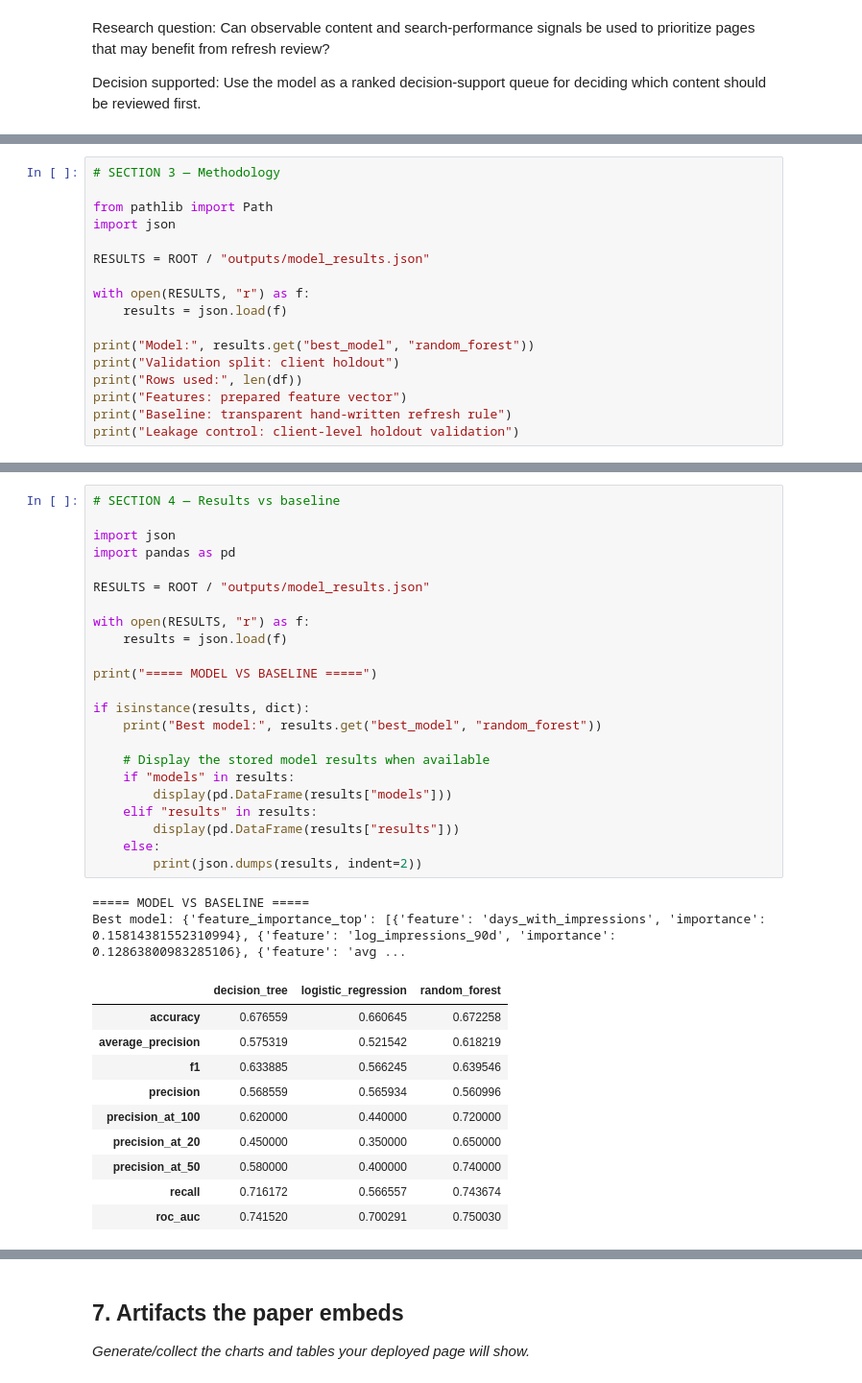
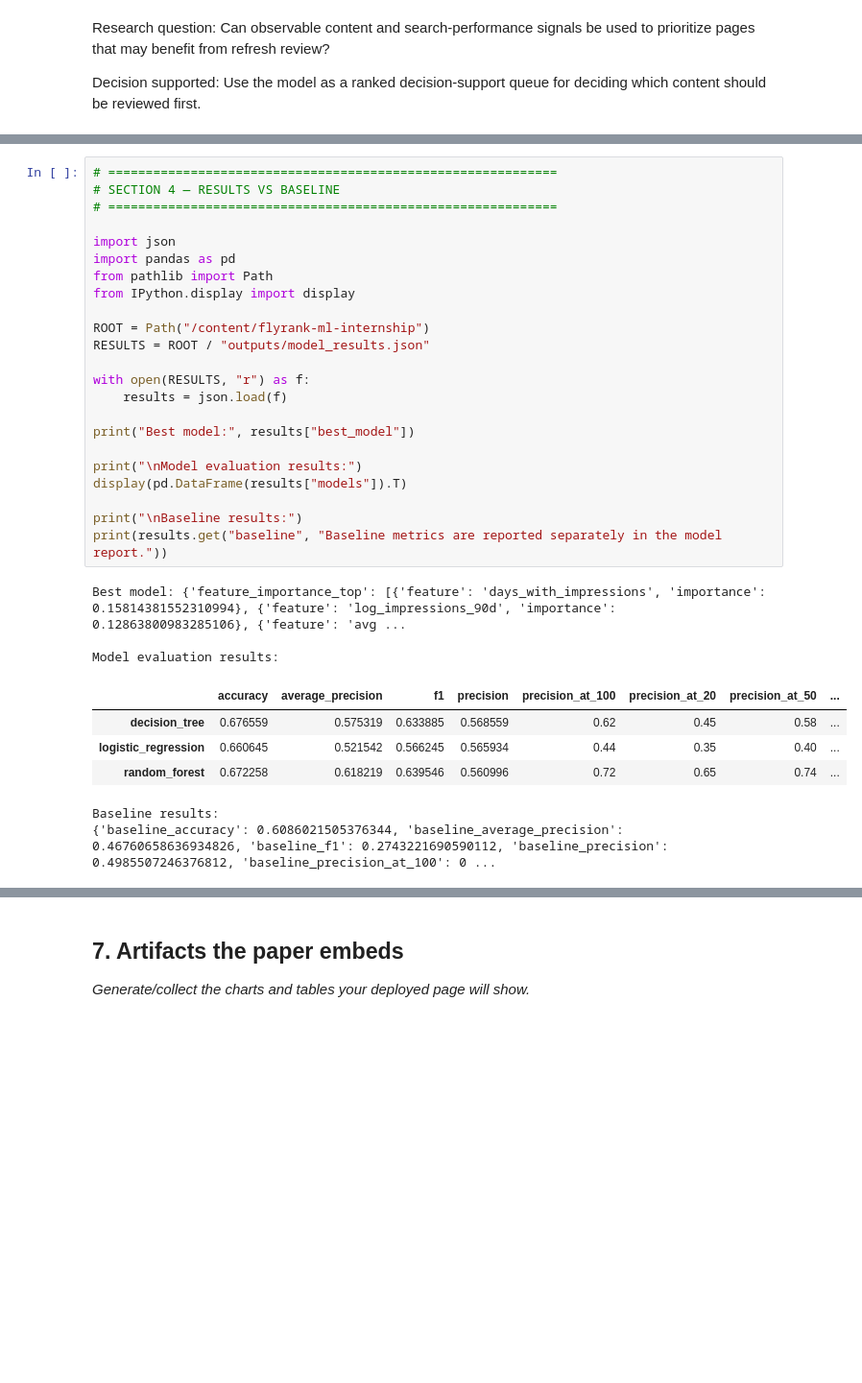
Before and after one commit to Imvixh/flyrank-ml-internship, a Jupyter notebook: work/notebooks/capstone.ipynb, the cells around one changed output, grey strips where cells are left out. Shown at 96% size. Cells and saved outputs as stored; diff of their text form; blank space fills up the shorter version.

```diff
--- a/work/notebooks/capstone.ipynb
+++ b/work/notebooks/capstone.ipynb
@@ -172,17 +148,0 @@ Rows with missing values are handled by the existing feature-preparation pipelin
-# %%
-# SECTION 3 — Methodology
-
-from pathlib import Path
-import json
-
-RESULTS = ROOT / "outputs/model_results.json"
-
-with open(RESULTS, "r") as f:
-    results = json.load(f)
-
-print("Model:", results.get("best_model", "random_forest"))
-print("Validation split: client holdout")
-print("Rows used:", len(df))
-print("Features: prepared feature vector")
-print("Baseline: transparent hand-written refresh rule")
-print("Leakage control: client-level holdout validation")
@@ -212,36 +215,33 @@ Leakage was considered by reviewing the features used by the pipeline and avoidi
 # %%
-# SECTION 4 — Results vs baseline
+# ============================================================
+# SECTION 4 — RESULTS VS BASELINE
+# ============================================================
 
 import json
 import pandas as pd
+from pathlib import Path
+from IPython.display import display
 
+ROOT = Path("/content/flyrank-ml-internship")
 RESULTS = ROOT / "outputs/model_results.json"
 
 with open(RESULTS, "r") as f:
     results = json.load(f)
 
-print("===== MODEL VS BASELINE =====")
+print("Best model:", results["best_model"])
 
-if isinstance(results, dict):
-    print("Best model:", results.get("best_model", "random_forest"))
+print("\nModel evaluation results:")
+display(pd.DataFrame(results["models"]).T)
 
-    # Display the stored model results when available
-    if "models" in results:
-        display(pd.DataFrame(results["models"]))
-    elif "results" in results:
-        display(pd.DataFrame(results["results"]))
-    else:
-        print(json.dumps(results, indent=2))
+print("\nBaseline results:")
+print(results.get("baseline", "Baseline metrics are reported separately in the model report."))
 # %% [output]
-===== MODEL VS BASELINE =====
 Best model: {'feature_importance_top': [{'feature': 'days_with_impressions', 'importance': 0.15814381552310994}, {'feature': 'log_impressions_90d', 'importance': 0.12863800983285106}, {'feature': 'avg ...
+
+Model evaluation results:
-|  | decision_tree | logistic_regression | random_forest |
-| accuracy | 0.676559 | 0.660645 | 0.672258 |
-| average_precision | 0.575319 | 0.521542 | 0.618219 |
-| f1 | 0.633885 | 0.566245 | 0.639546 |
-| precision | 0.568559 | 0.565934 | 0.560996 |
-| precision_at_100 | 0.620000 | 0.440000 | 0.720000 |
-| precision_at_20 | 0.450000 | 0.350000 | 0.650000 |
-| precision_at_50 | 0.580000 | 0.400000 | 0.740000 |
-| recall | 0.716172 | 0.566557 | 0.743674 |
-| roc_auc | 0.741520 | 0.700291 | 0.750030 |
+|  | accuracy | average_precision | f1 | precision | precision_at_100 | precision_at_20 | precision_at_50 | ... |
+| decision_tree | 0.676559 | 0.575319 | 0.633885 | 0.568559 | 0.62 | 0.45 | 0.58 | ... |
+| logistic_regression | 0.660645 | 0.521542 | 0.566245 | 0.565934 | 0.44 | 0.35 | 0.40 | ... |
+| random_forest | 0.672258 | 0.618219 | 0.639546 | 0.560996 | 0.72 | 0.65 | 0.74 | ... |
+Baseline results:
+{'baseline_accuracy': 0.6086021505376344, 'baseline_average_precision': 0.46760658636934826, 'baseline_f1': 0.2743221690590112, 'baseline_precision': 0.4985507246376812, 'baseline_precision_at_100': 0 ...
```
Also changed, not shown: parts of 30 cells of this notebook.
